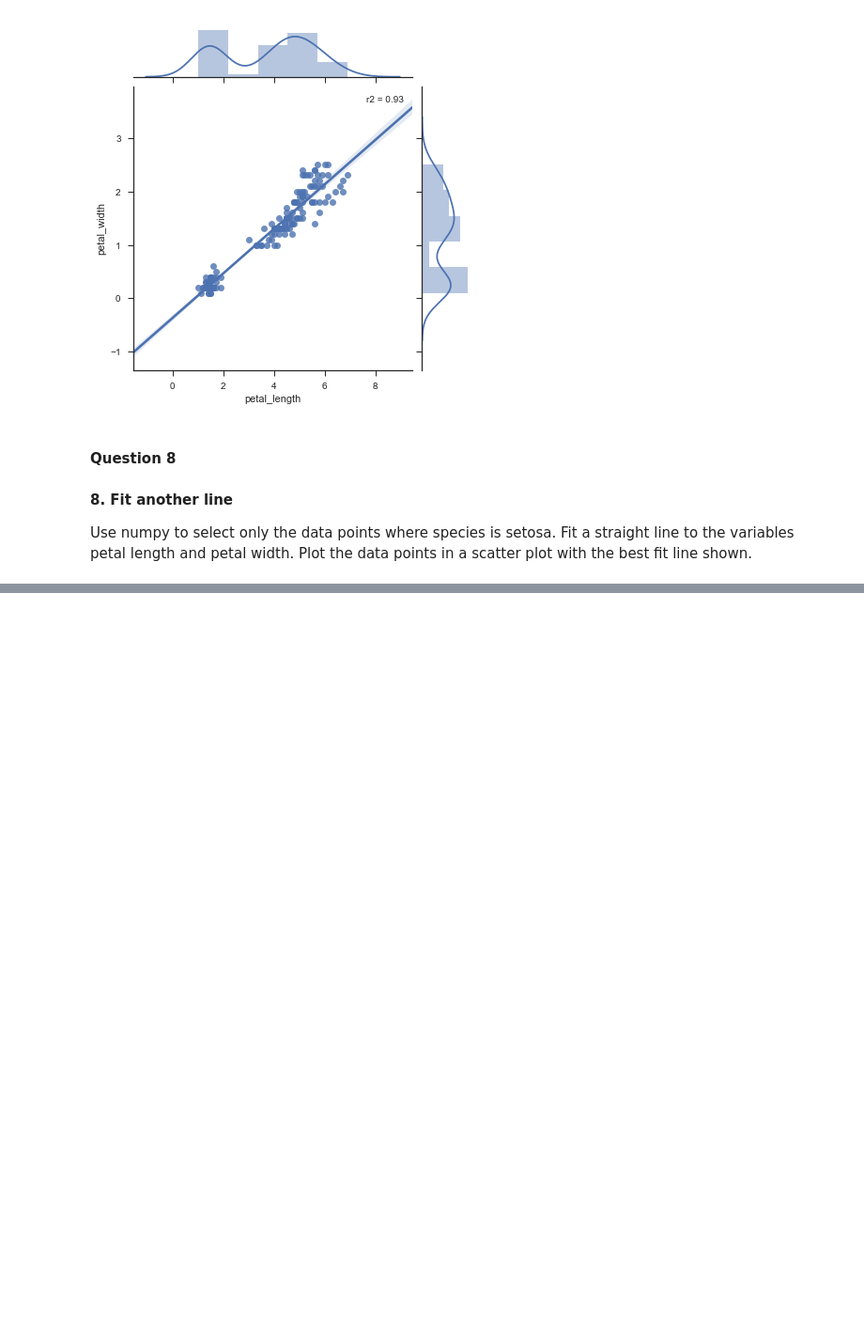
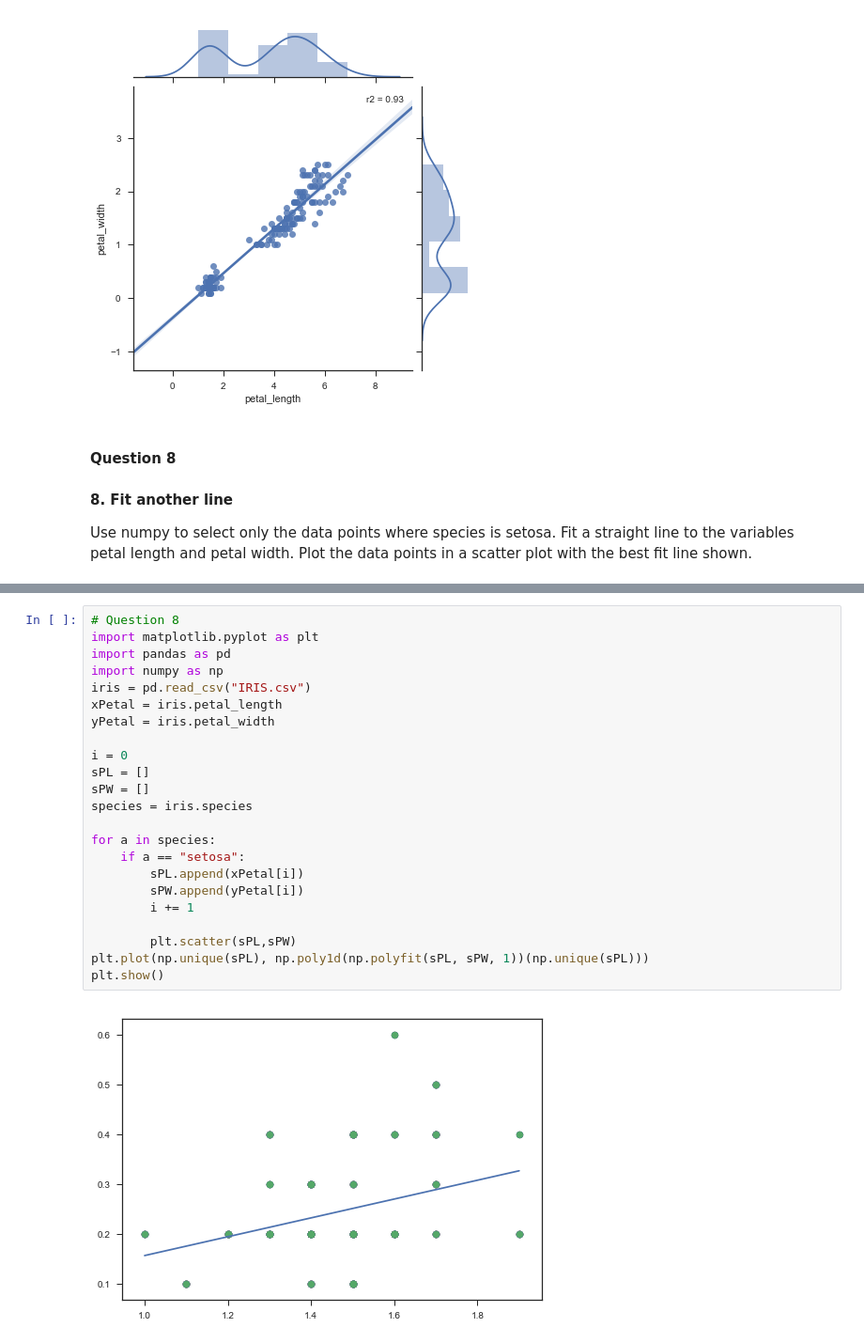
Before and after one commit to DonalMcGahon/Problem-set-Jupyter-pyplot-and-numpy, a Jupyter notebook: Fisher’s iris data set.ipynb, the cells around one changed output, grey strips where cells are left out. Shown at 94% size. Cells and saved outputs as stored; diff of their text form; blank space fills up the shorter version.

```diff
--- a/Fisher’s iris data set.ipynb
+++ b/Fisher’s iris data set.ipynb
@@ -145,0 +144,25 @@ sns.plt.show()
+# %%
+# Question 8
+import matplotlib.pyplot as plt
+import pandas as pd
+import numpy as np
+iris = pd.read_csv("IRIS.csv")
+xPetal = iris.petal_length
+yPetal = iris.petal_width
+
+i = 0
+sPL = []
+sPW = []
+species = iris.species
+
+for a in species:
+    if a == "setosa":
+        sPL.append(xPetal[i])
+        sPW.append(yPetal[i])
+        i += 1
+
+        plt.scatter(sPL,sPW)
+plt.plot(np.unique(sPL), np.poly1d(np.polyfit(sPL, sPW, 1))(np.unique(sPL)))
+plt.show()
+# %% [output]
+[figure, added]
```
Also changed, not shown: parts of 7 cells of this notebook.
